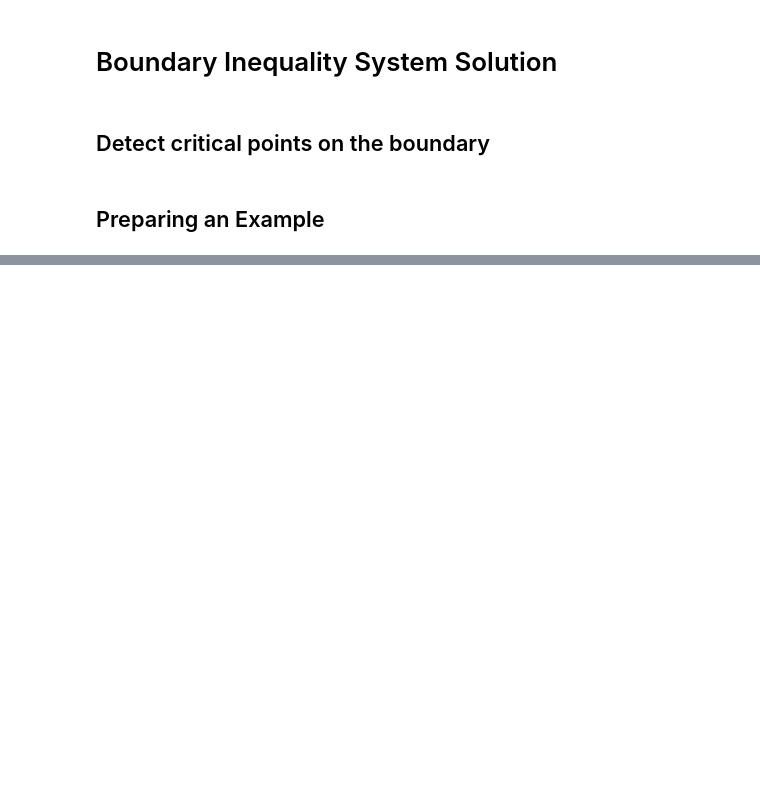
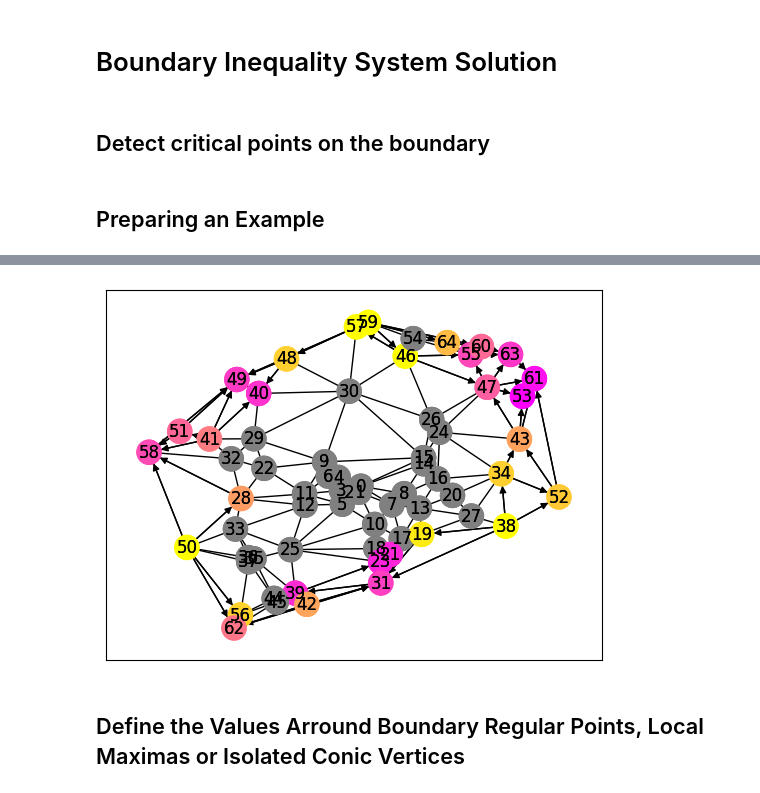
Before and after one commit to zimfv/quadrangulation, a Jupyter notebook: nonmanifold-eigen.ipynb, the cells around one changed output, grey strips where cells are left out. Drawn from its saved outputs; the diff is of its cells as text; code cells hidden in the pictures; blank space fills up the shorter version.

```diff
--- a/nonmanifold-eigen.ipynb
+++ b/nonmanifold-eigen.ipynb
@@ -599,0 +805,9 @@ test_nmb
+# %%
+def iterate_edge_common_neighbors_over_path(faces, path):
+    """
+    """
+    adj = igl.adjacency_matrix(faces).toarray().astype(bool)
+
+    for e0, e1 in itertools.pairwise(path):
+        common_neighbors = np.argwhere(adj[e0] & adj[e1]).ravel()
+        yield (e0, e1), common_neighbors
@@ -599,0 +820,26 @@ test_nmb
+# %%
+def update_values_over_integral_path(faces, values, vertices, path):
+    """
+    """
+    new_values = values.copy()
+    for (e0, e1), common_neighbors in iterate_edge_common_neighbors_over_path(faces, path):
+        vertices_to_update = common_neighbors[np.isnan(new_values[common_neighbors])]
+        l0 = np.linalg.norm(vertices[vertices_to_update] - vertices[e0], axis=1)
+        l1 = np.linalg.norm(vertices[vertices_to_update] - vertices[e1], axis=1)
+
+        val0, val1 = values[[e0, e1]]
+        ts = l0/(l0 + l1)
+        vals_up = val0 + ts*(val1 - val0)
+        new_values[vertices_to_update] = vals_up
+    return new_values
+# %%
+test_values_after_integral = test_values_after_mins.copy()
+for integral_path in iterate_integral_lines_over_the_boundary(test_faces, test_boundary_indices, test_values[test_boundary_indices]):
+    test_values_after_integral = update_values_over_integral_path(test_faces, test_values_after_integral, vertices, integral_path)
+
+
+plot_as_graph(test_vertices, test_faces, test_values_after_integral)
+# %% [output]
+[figure, added]
+# %% [markdown]
+## Define the Values Arround Boundary Regular Points, Local Maximas or Isolated Conic Vertices
```
Also changed, not shown: parts of 26 cells of this notebook.
